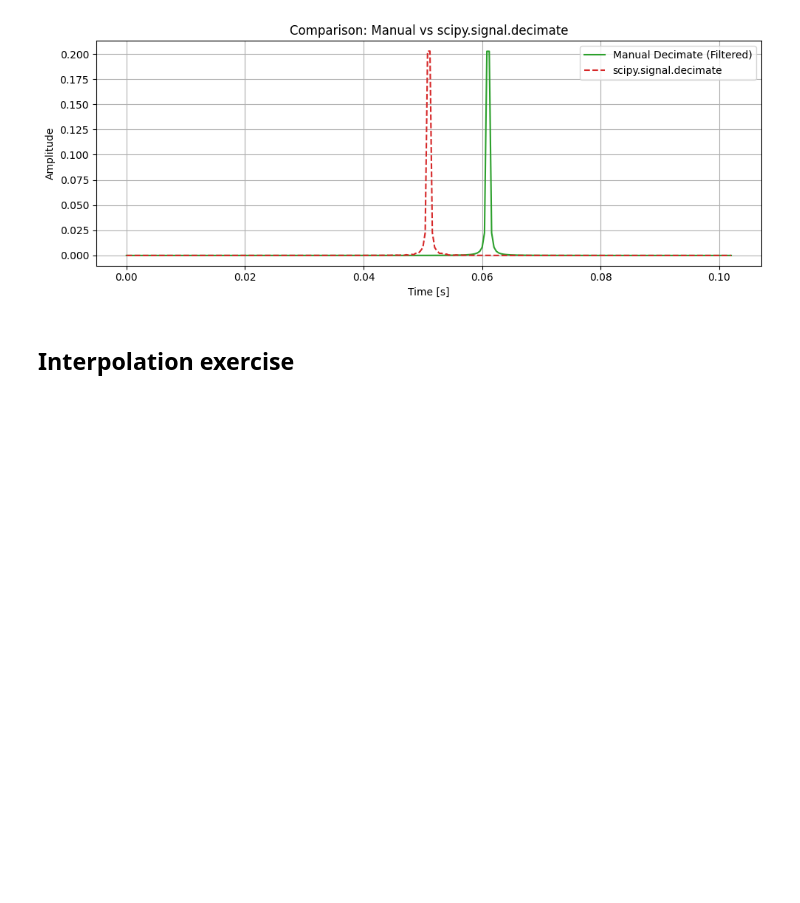
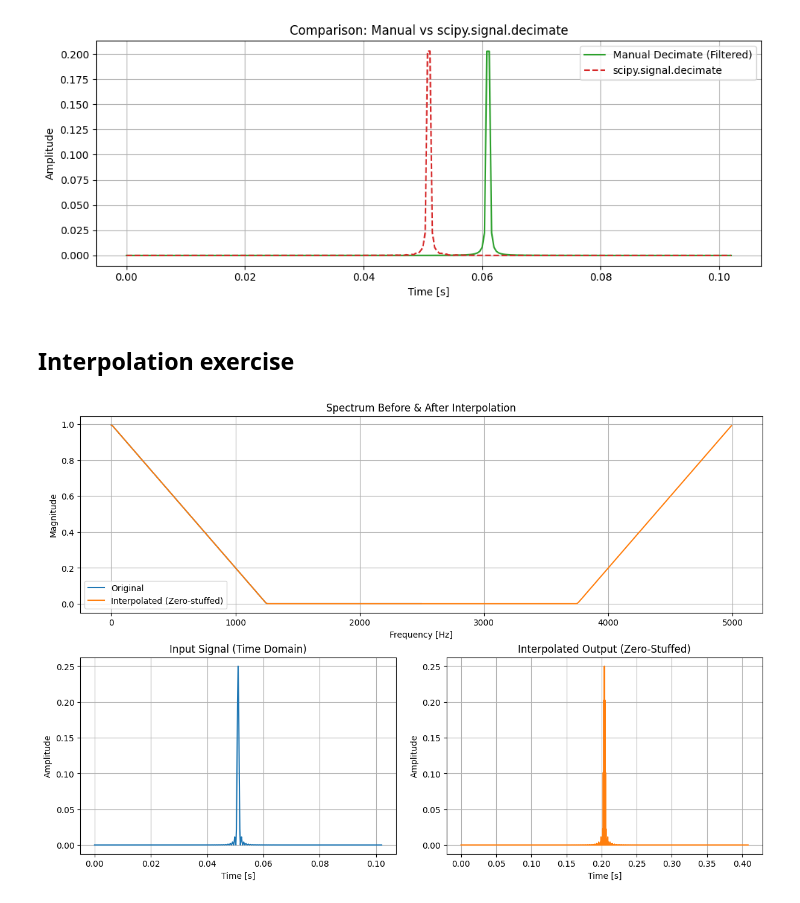
Before and after one commit to FokaKefir/dsp_labs, a Jupyter notebook: lab10/lab10.ipynb, the cells around one changed output. Drawn from its saved outputs; the diff is of its cells as text; code cells hidden in the pictures; blank space fills up the shorter version.

```diff
--- a/lab10/lab10.ipynb
+++ b/lab10/lab10.ipynb
@@ -125,0 +110,51 @@ w, H2 = sg.freqz(output_signal, 1, worN=Nf, whole=True)
+# %%
+import numpy as np
+import matplotlib.pyplot as plt
+import scipy.signal as sg
+
+# Step 1: Original signal (triangle spectrum)
+f_spec = [0, 0.25, 0.5, 0.75, 1]
+a_spec = [1.0, 0.5, 0, 0, 0]
+Nf = 512
+fs = 5000
+Q = 2  # interpolation factor
+
+# Time base
+input_signal = sg.firwin2(Nf - 1, f_spec, a_spec)
+t_in = np.arange(len(input_signal)) / fs
+
+# Step 2: Interpolate (zero-insertion)
+output_signal = np.zeros(len(input_signal) * Q)
+output_signal[::Q] = input_signal
+t_out = np.arange(len(output_signal)) / (fs * Q**-1)
+
+# Step 3: Plot frequency and time domains
+w1, H1 = sg.freqz(input_signal, 1, worN=Nf, fs=fs)
+w2, H2 = sg.freqz(output_signal, 1, worN=Nf, fs=fs*Q)
+
+fig = plt.figure(figsize=(12, 8), layout='constrained')
+axs = fig.subplot_mosaic([["spectrum", "spectrum"], ["input", "output"]])
+
+axs["spectrum"].set_title("Spectrum Before & After Interpolation")
+axs["spectrum"].plot(w1, np.abs(H1), label="Original", color="C0")
+axs["spectrum"].plot(w2, np.abs(H2), label="Interpolated (Zero-stuffed)", color="C1")
+axs["spectrum"].set_xlabel("Frequency [Hz]")
+axs["spectrum"].set_ylabel("Magnitude")
+axs["spectrum"].legend()
+axs["spectrum"].grid()
+
+axs["input"].set_title("Input Signal (Time Domain)")
+axs["input"].plot(t_in, input_signal, color="C0")
+axs["input"].set_xlabel("Time [s]")
+axs["input"].set_ylabel("Amplitude")
+axs["input"].grid()
+
+axs["output"].set_title("Interpolated Output (Zero-Stuffed)")
+axs["output"].plot(t_out, output_signal, color="C1")
+axs["output"].set_xlabel("Time [s]")
+axs["output"].set_ylabel("Amplitude")
+axs["output"].grid()
+
+plt.show()
+# %% [output]
+[figure, added]
```
Also changed, not shown: parts of 13 cells of this notebook, 3 other files.
